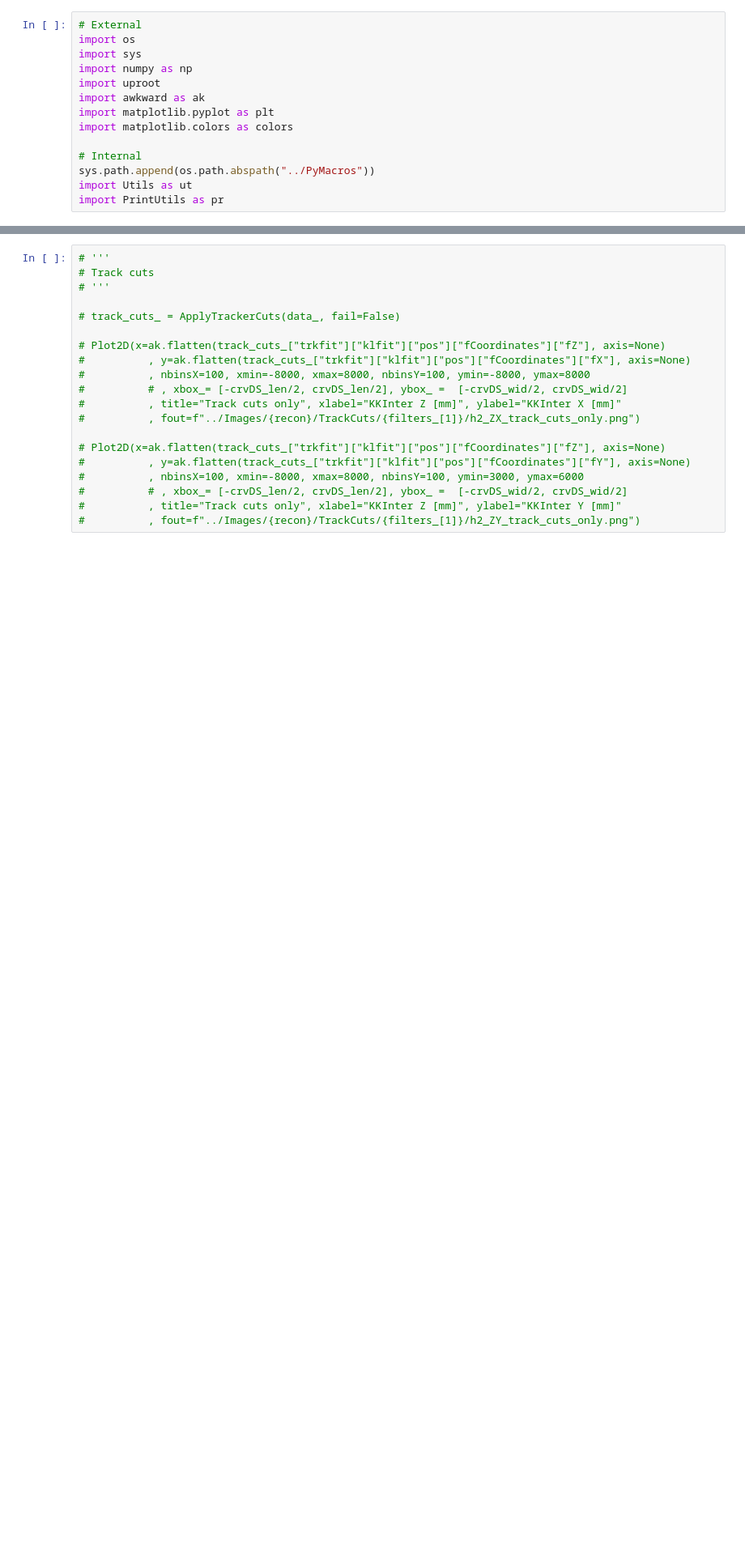
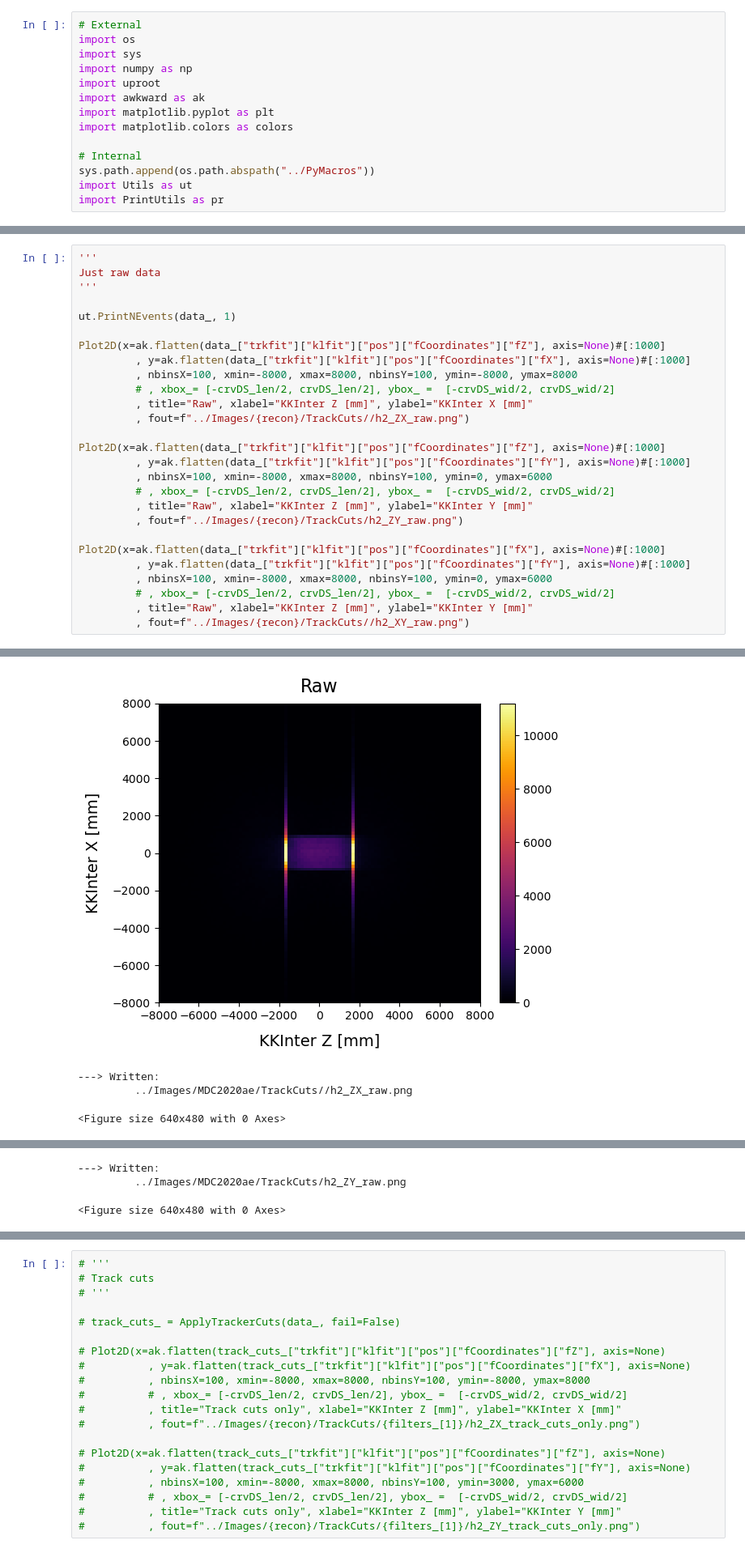
Before and after one commit to sam-grant/CRVSim, a Jupyter notebook: Analyses/Jupyter/TrackCuts.ipynb, the cells around one changed output, grey strips where cells are left out. Shown at 81% size. Cells and saved outputs as stored; diff of their text form; blank space fills up the shorter version.

```diff
--- a/Analyses/Jupyter/TrackCuts.ipynb
+++ b/Analyses/Jupyter/TrackCuts.ipynb
@@ -167,0 +136,28 @@ data_ = FilterParticles(data_, particle)
+# %%
+'''
+Just raw data
+'''
+
+ut.PrintNEvents(data_, 1)
+
+Plot2D(x=ak.flatten(data_["trkfit"]["klfit"]["pos"]["fCoordinates"]["fZ"], axis=None)#[:1000]
+         , y=ak.flatten(data_["trkfit"]["klfit"]["pos"]["fCoordinates"]["fX"], axis=None)#[:1000]
+         , nbinsX=100, xmin=-8000, xmax=8000, nbinsY=100, ymin=-8000, ymax=8000
+         # , xbox_= [-crvDS_len/2, crvDS_len/2], ybox_ =  [-crvDS_wid/2, crvDS_wid/2]
+         , title="Raw", xlabel="KKInter Z [mm]", ylabel="KKInter X [mm]"
+         , fout=f"../Images/{recon}/TrackCuts//h2_ZX_raw.png")
+
+Plot2D(x=ak.flatten(data_["trkfit"]["klfit"]["pos"]["fCoordinates"]["fZ"], axis=None)#[:1000]
+         , y=ak.flatten(data_["trkfit"]["klfit"]["pos"]["fCoordinates"]["fY"], axis=None)#[:1000]
+         , nbinsX=100, xmin=-8000, xmax=8000, nbinsY=100, ymin=0, ymax=6000
+         # , xbox_= [-crvDS_len/2, crvDS_len/2], ybox_ =  [-crvDS_wid/2, crvDS_wid/2]
+         , title="Raw", xlabel="KKInter Z [mm]", ylabel="KKInter Y [mm]"
+         , fout=f"../Images/{recon}/TrackCuts/h2_ZY_raw.png")
+
+Plot2D(x=ak.flatten(data_["trkfit"]["klfit"]["pos"]["fCoordinates"]["fX"], axis=None)#[:1000]
+         , y=ak.flatten(data_["trkfit"]["klfit"]["pos"]["fCoordinates"]["fY"], axis=None)#[:1000]
+         , nbinsX=100, xmin=-8000, xmax=8000, nbinsY=100, ymin=0, ymax=6000
+         # , xbox_= [-crvDS_len/2, crvDS_len/2], ybox_ =  [-crvDS_wid/2, crvDS_wid/2]
+         , title="Raw", xlabel="KKInter Z [mm]", ylabel="KKInter Y [mm]"
+         , fout=f"../Images/{recon}/TrackCuts//h2_XY_raw.png")
+# %% [output]
@@ -167,0 +181,4 @@ data_ = FilterParticles(data_, particle)
+[figure]
+---> Written:
+         ../Images/MDC2020ae/TrackCuts//h2_ZX_raw.png
+<Figure size 640x480 with 0 Axes>
@@ -167,0 +186,3 @@ data_ = FilterParticles(data_, particle)
+---> Written:
+         ../Images/MDC2020ae/TrackCuts/h2_ZY_raw.png
+<Figure size 640x480 with 0 Axes>
```
Also changed, not shown: parts of 33 cells of this notebook.
